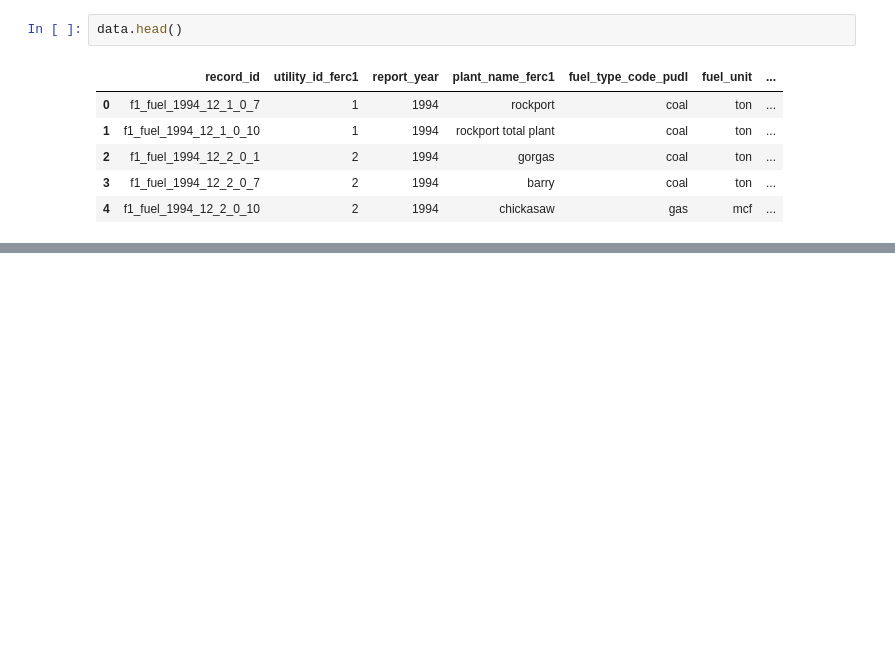
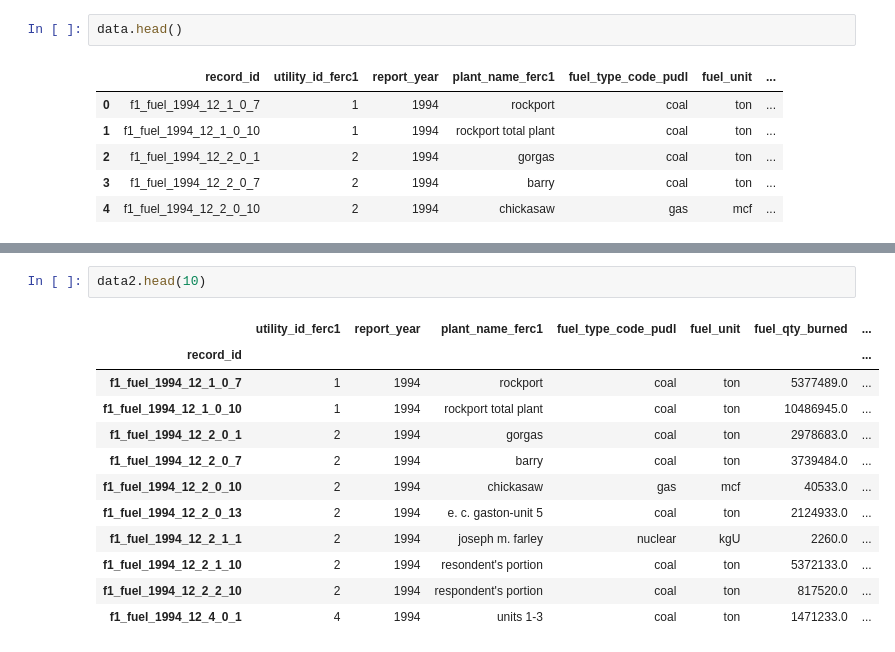
Before and after one commit to segunoloro/Hamoye, a Jupyter notebook: Hamoye.ipynb, the cells around one changed output, grey strips where cells are left out. Drawn from its saved outputs; the diff is of its cells as text; blank space fills up the shorter version.

```diff
--- a/Hamoye.ipynb
+++ b/Hamoye.ipynb
@@ -141,0 +190,15 @@ data.groupby('report_year')['fuel_cost_per_unit_delivered'].mean().idxmax()
+# %%
+data2.head(10)
+# %% [output]
+|  | utility_id_ferc1 | report_year | plant_name_ferc1 | fuel_type_code_pudl | fuel_unit | fuel_qty_burned | ... |
+| record_id |  |  |  |  |  |  | ... |
+| f1_fuel_1994_12_1_0_7 | 1 | 1994 | rockport | coal | ton | 5377489.0 | ... |
+| f1_fuel_1994_12_1_0_10 | 1 | 1994 | rockport total plant | coal | ton | 10486945.0 | ... |
+| f1_fuel_1994_12_2_0_1 | 2 | 1994 | gorgas | coal | ton | 2978683.0 | ... |
+| f1_fuel_1994_12_2_0_7 | 2 | 1994 | barry | coal | ton | 3739484.0 | ... |
+| f1_fuel_1994_12_2_0_10 | 2 | 1994 | chickasaw | gas | mcf | 40533.0 | ... |
+| f1_fuel_1994_12_2_0_13 | 2 | 1994 | e. c. gaston-unit 5 | coal | ton | 2124933.0 | ... |
+| f1_fuel_1994_12_2_1_1 | 2 | 1994 | joseph m. farley | nuclear | kgU | 2260.0 | ... |
+| f1_fuel_1994_12_2_1_10 | 2 | 1994 | resondent's portion | coal | ton | 5372133.0 | ... |
+| f1_fuel_1994_12_2_2_10 | 2 | 1994 | respondent's portion | coal | ton | 817520.0 | ... |
+| f1_fuel_1994_12_4_0_1 | 4 | 1994 | units 1-3 | coal | ton | 1471233.0 | ... |
```
Also changed, not shown: parts of 69 cells of this notebook.
